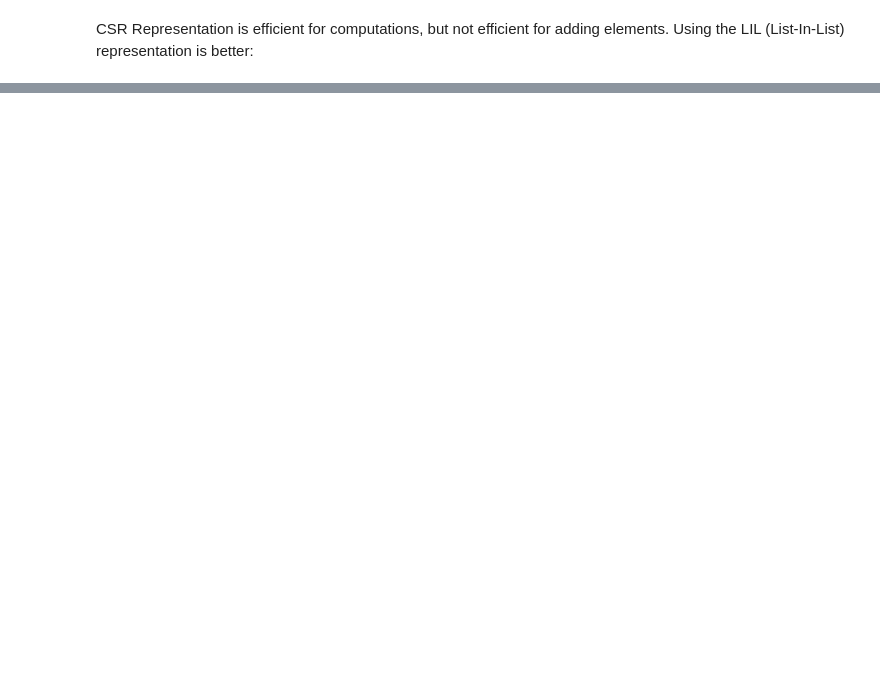
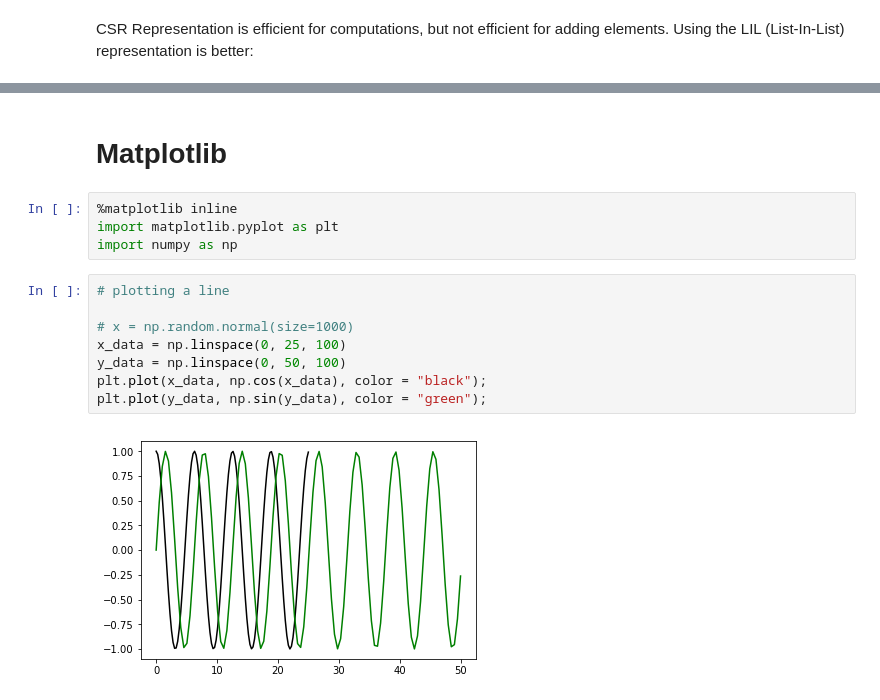
Before and after one commit to klam28/ML, a Jupyter notebook: shadow - 01_basics.ipynb, the cells around one changed output, grey strips where cells are left out. Drawn from its saved outputs; the diff is of its cells as text; blank space fills up the shorter version.

```diff
--- a/shadow - 01_basics.ipynb
+++ b/shadow - 01_basics.ipynb
@@ -172,0 +205,16 @@ print(lil_csr)
+# %% [markdown]
+# Matplotlib
+# %%
+%matplotlib inline
+import matplotlib.pyplot as plt
+import numpy as np
+# %%
+# plotting a line
+
+# x = np.random.normal(size=1000)
+x_data = np.linspace(0, 25, 100)
+y_data = np.linspace(0, 50, 100)
+plt.plot(x_data, np.cos(x_data), color = "black");
+plt.plot(y_data, np.sin(y_data), color = "green");
+# %% [output]
+[figure, added]
```
Also changed, not shown: parts of 21 cells of this notebook, 5 other files.
